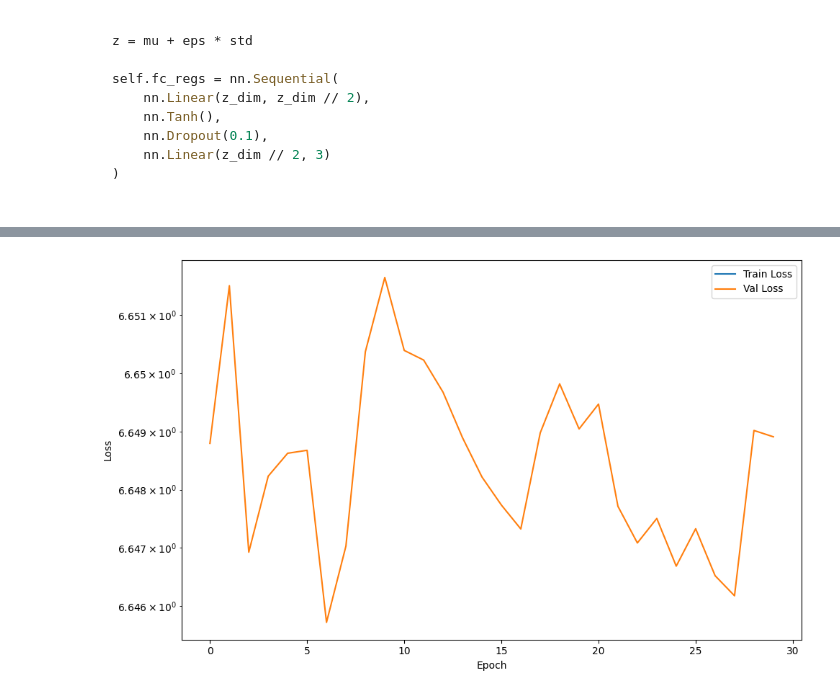
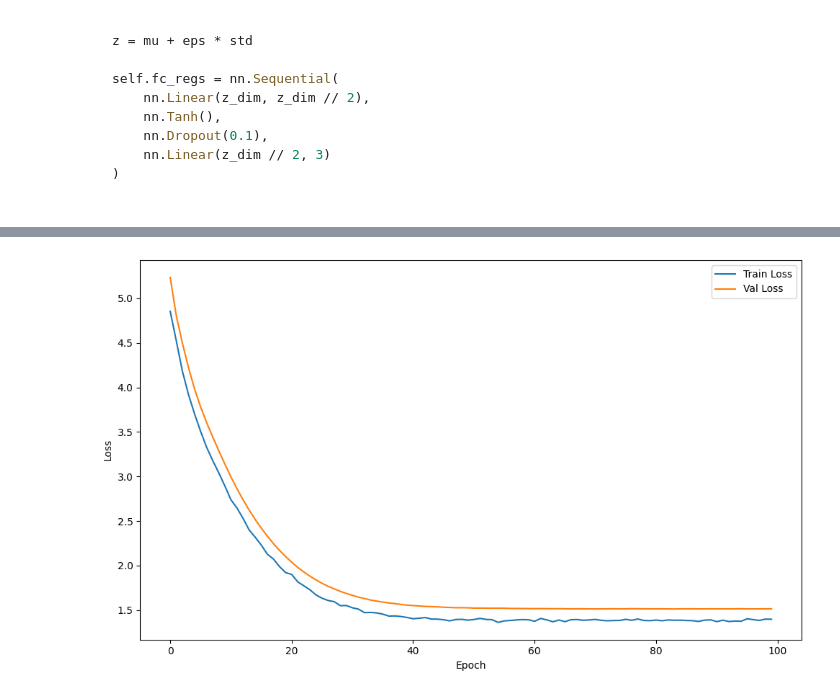
Before and after one commit to JuanDDiosRojas/PhD, a Jupyter notebook: Lenstronomy/VAE_LSST.ipynb, the cells around one changed output, grey strips where cells are left out. Cells and saved outputs as stored; diff of their text form; code cells hidden in the pictures.

```diff
--- a/Lenstronomy/VAE_LSST.ipynb
+++ b/Lenstronomy/VAE_LSST.ipynb
@@ -300,9 +378,9 @@ class DualVAE(nn.Module):
         super().__init__()
         # ——— Encoder (3 convs stride=2) → (H/8, W/8) = (5,5) si H=W=40
         self.enc = nn.Sequential(
-            nn.Conv2d(in_ch,     base_ch,   3, 2, 1), nn.ReLU(), nn.Dropout(0.3),
-            nn.Conv2d(base_ch,   base_ch*2, 3, 2, 1), nn.ReLU(), nn.Dropout(0.3),
-            nn.Conv2d(base_ch*2, base_ch*4, 3, 2, 1), nn.ReLU(), nn.Dropout(0.3),
+            nn.Conv2d(in_ch,     base_ch,   3, 2, 1), nn.ReLU(), nn.Dropout(0.1),
+            nn.Conv2d(base_ch,   base_ch*2, 3, 2, 1), nn.ReLU(), nn.Dropout(0.1),
+            nn.Conv2d(base_ch*2, base_ch*4, 3, 2, 1), nn.ReLU(), nn.Dropout(0.1),
         )
 
         # Tamaños tras las 3 convs (para 40→20→10→5)
@@ -329,9 +407,9 @@ class DualVAE(nn.Module):
             nn.ReLU(),
             nn.Unflatten(1, (self._C3, self._H3, self._W3)),                       # (N, 4C, 5, 5)
             nn.ConvTranspose2d(self._C3,   self._C3//2, 3, 2, 1, output_padding=1),# 5→10
-            nn.ReLU(), nn.Dropout(0.3),
+            nn.ReLU(), nn.Dropout(0.1),
             nn.ConvTranspose2d(self._C3//2, base_ch,      3, 2, 1, output_padding=1),# 10→20
-            nn.ReLU(), nn.Dropout(0.3),
+            nn.ReLU(), nn.Dropout(0.1),
             nn.ConvTranspose2d(base_ch,     3,            3, 2, 1, output_padding=1) # 20→40
         )
         # Δψ (1 canal)
@@ -339,9 +417,9 @@ class DualVAE(nn.Module):
             nn.ReLU(),
             nn.Unflatten(1, (self._C3, self._H3, self._W3)),
             nn.ConvTranspose2d(self._C3,   self._C3//2, 3, 2, 1, output_padding=1), # 5→10
-            nn.ReLU(), nn.Dropout(0.3),
+            nn.ReLU(), nn.Dropout(0.1),
             nn.ConvTranspose2d(self._C3//2, base_ch,      3, 2, 1, output_padding=1),# 10→20
-            nn.ReLU(), nn.Dropout(0.3),
+            nn.ReLU(), nn.Dropout(0.1),
             nn.ConvTranspose2d(base_ch,     1,            3, 2, 1, output_padding=1) # 20→40
         )
 
@@ -376,12 +454,12 @@ class DualVAE(nn.Module):
         mxy_pred = self.fc_regs(mu)  # (N, 3)
         return s, d, mu, logvar, mxy_pred
 # %%
-model = DualVAE(in_ch=3, base_ch=20, z_dim=128, H=40, W=40).to(device)
+model = DualVAE(in_ch=3, base_ch=20, z_dim=256, H=40, W=40).to(device)
 # %%
 # 3.3) Optimizer (puede quedarse igual)
 optimizer = torch.optim.Adam(
     model.parameters(),
-    lr=0.001,  # learning rate
+    lr=0.01,  # learning rate
     weight_decay=1e-4
 )
 # %%
@@ -473,16 +610,16 @@ def eval_epoch(loader, alpha=1.0, beta=1e-3, gamma=1.0):
 from tqdm import trange
 
 # Training loop
-num_epochs = 30
-alpha = 1.0
-beta  = 1e-3
-gamma = 1.0
+num_epochs = 100
+alpha = 2.0    # más peso a Δψ
+beta  = 1e-4   # menor KL para evitar colapso latente
+gamma = 1.0    # regression igual
 
 train_losses = []
 val_losses   = []
 
 # barra externa por época
-outer_bar = trange(1, num_epochs+1, desc="Epoch", ncols=100, colour="#47def8")
+outer_bar = trange(1, num_epochs+1, desc="Epoch", ncols=110, colour="#0cfff3")
 
 for epoch in outer_bar:
     train_loss = train_epoch(train_loader, optimizer, alpha, beta, gamma)
@@ -506,9 +691,9 @@ s_pred: torch.Size([1, 3, 40, 40]) d_pred: torch.Size([1, 1, 40, 40])
 # %%
 plt.figure(figsize=(10,6))
 plt.plot(train_losses, label="Train Loss")
 plt.plot(val_losses,   label="Val Loss")
 plt.xlabel("Epoch"); plt.ylabel("Loss")
-plt.yscale('log')
+#plt.yscale('log')
 plt.legend(); plt.tight_layout(); plt.show()
 # %% [output]
-[figure, old version]
+[figure, new version]
```
Also changed, not shown: parts of 22 cells of this notebook, 1 other file.
